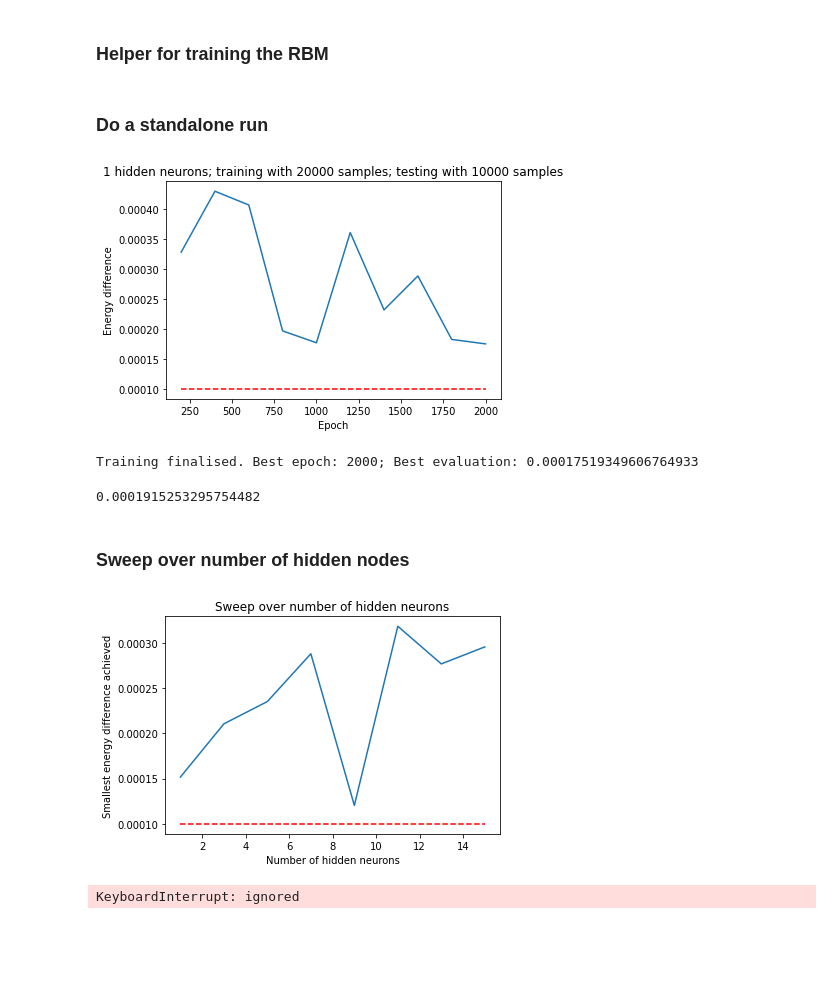
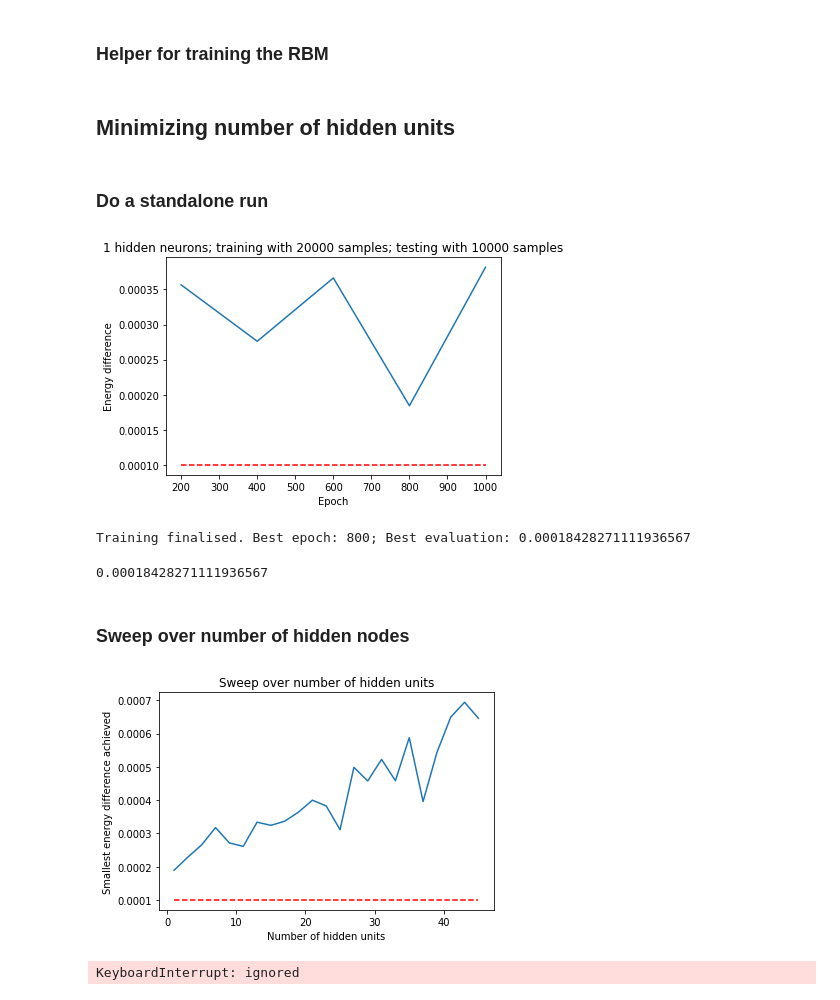
Before and after one commit to CDLQuantum2020-RBM-Team3/CohortProject_2020, a Jupyter notebook: Project_1_RBM_and_Tomography/Task2.ipynb, the cells around one changed output. Drawn from its saved outputs; the diff is of its cells as text; code cells hidden in the pictures; blank space fills up the shorter version.

```diff
--- a/Project_1_RBM_and_Tomography/Task2.ipynb
+++ b/Project_1_RBM_and_Tomography/Task2.ipynb
@@ -148,42 +148,44 @@ class RBMTrainer():
 
         if verbose:
             print(f'Training finalised. Best epoch: {self.best_epoch}; Best evaluation: {self.best_evaluation}')
+# %% [markdown]
+## Minimizing number of hidden units
 # %% [markdown]
 ### Do a standalone run
 # %%
 trainer = RBMTrainer(training_data.shape[1], 1, training_data)
-trainer.run(epochs=2000, lr=5e-3, lr_annealing='geo', anneal_start=1500,
+trainer.run(epochs=1000, lr=5e-3, lr_annealing='geo', anneal_start=1500,
             n_train_samples=20000, test_interval=200, n_test_samples=10000,
             stopping_patience=2, verbose=True, do_plot=True)
 # %% [output]
-[figure, old version]
+[figure, new version]
-Training finalised. Best epoch: 2000; Best evaluation: 0.00017519349606764933
+Training finalised. Best epoch: 800; Best evaluation: 0.00018428271111936567
 # %%
 print(trainer.best_evaluation)
 # %% [output]
-0.0001915253295754482
+0.00018428271111936567
 # %% [markdown]
 ### Sweep over number of hidden nodes
 # %%
-plot_title = "Sweep over number of hidden neurons"
+plot_title = "Sweep over number of hidden units"
 plotter = Plotters.XYPlotter(href=1e-4,
                             title=plot_title,
-                            x_label="Number of hidden neurons",
+                            x_label="Number of hidden units",
                             y_label="Smallest energy difference achieved")
 %matplotlib inline
 
 n_hin = 1
 step = 2
 while True:
     trainer = RBMTrainer(training_data.shape[1], n_hin, training_data)
-    trainer.run(epochs=500, lr=5e-2, lr_annealing='', anneal_start= 200,
+    trainer.run(epochs=1000, lr=5e-2, lr_annealing='', anneal_start= 200,
                 n_train_samples=20000, test_interval=50, n_test_samples=10000,
                 stopping_patience=2, verbose=False, do_plot=False)
     plotter.update(n_hin, trainer.best_evaluation)
     if trainer.stopping_criterion_reached:
-        print(f"Achieved stopping criterion with {n_hin} hidden neurons")
+        print(f"Achieved stopping criterion with {n_hin} hidden units")
         break
     n_hin += step
 # %% [output]
-[figure, old version]
+[figure, new version]
 KeyboardInterrupt: ignored
```
Also changed, not shown: parts of 6 cells of this notebook.
